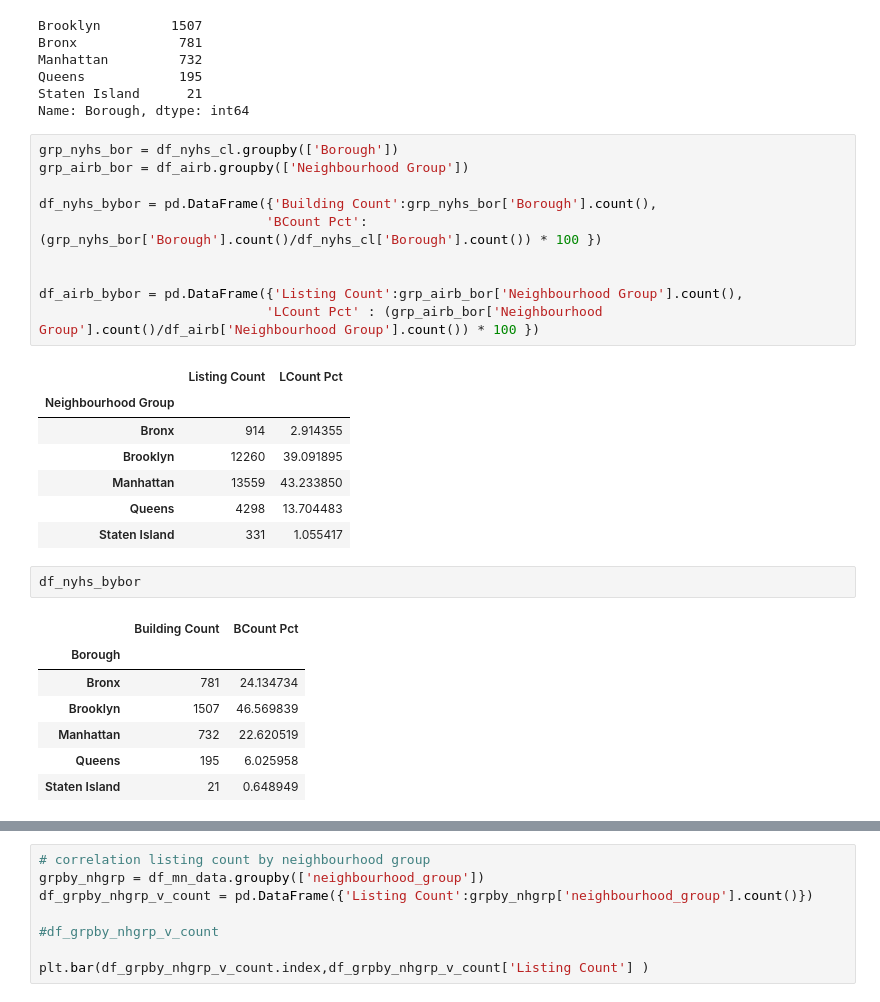
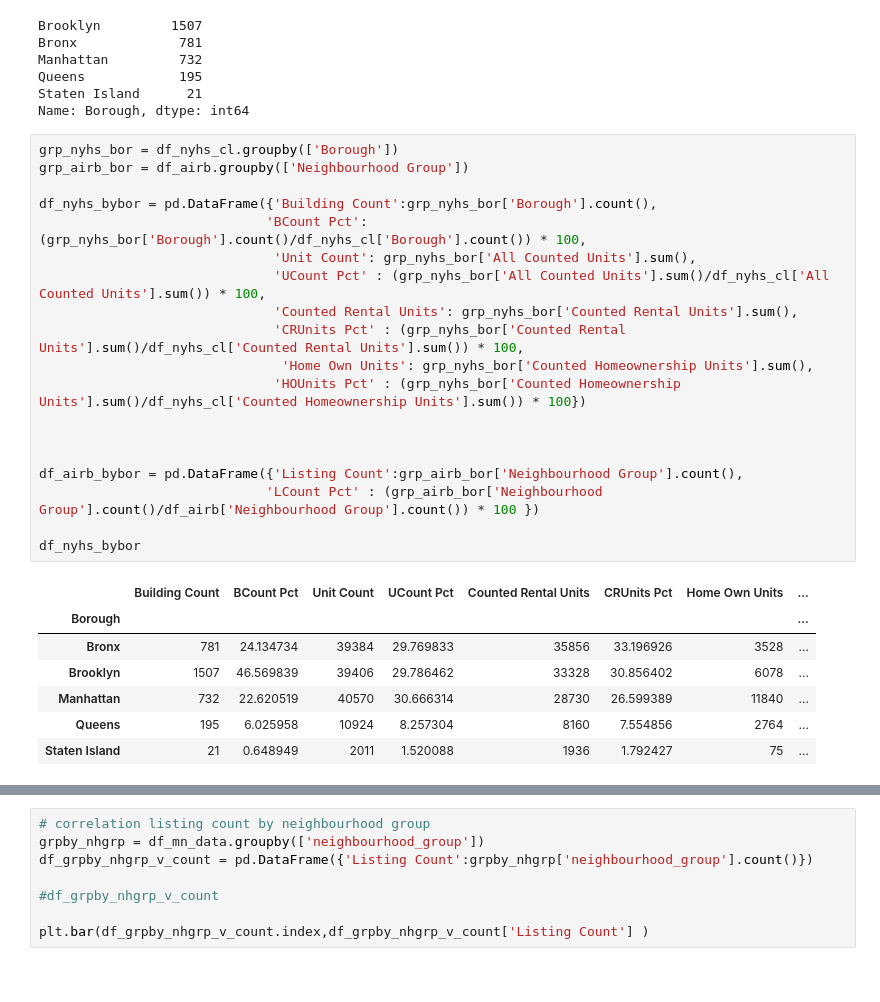
Before and after one commit to hayden4davey/Project1-Group2, a Jupyter notebook: arnold_data_analysis_1.ipynb, the cells around one changed output, grey strips where cells are left out. Cells and saved outputs as stored; diff of their text form.

```diff
--- a/arnold_data_analysis_1.ipynb
+++ b/arnold_data_analysis_1.ipynb
@@ -43,28 +43,27 @@ Name: Borough, dtype: int64
 # %%
 grp_nyhs_bor = df_nyhs_cl.groupby(['Borough'])
 grp_airb_bor = df_airb.groupby(['Neighbourhood Group'])
 
 df_nyhs_bybor = pd.DataFrame({'Building Count':grp_nyhs_bor['Borough'].count(),
-                             'BCount Pct': (grp_nyhs_bor['Borough'].count()/df_nyhs_cl['Borough'].count()) * 100 })
+                             'BCount Pct': (grp_nyhs_bor['Borough'].count()/df_nyhs_cl['Borough'].count()) * 100,
+                              'Unit Count': grp_nyhs_bor['All Counted Units'].sum(),
+                              'UCount Pct' : (grp_nyhs_bor['All Counted Units'].sum()/df_nyhs_cl['All Counted Units'].sum()) * 100,
+                              'Counted Rental Units': grp_nyhs_bor['Counted Rental Units'].sum(),
+                              'CRUnits Pct' : (grp_nyhs_bor['Counted Rental Units'].sum()/df_nyhs_cl['Counted Rental Units'].sum()) * 100,
+                               'Home Own Units': grp_nyhs_bor['Counted Homeownership Units'].sum(),
+                              'HOUnits Pct' : (grp_nyhs_bor['Counted Homeownership Units'].sum()/df_nyhs_cl['Counted Homeownership Units'].sum()) * 100})
+
 
 
 df_airb_bybor = pd.DataFrame({'Listing Count':grp_airb_bor['Neighbourhood Group'].count(),
                              'LCount Pct' : (grp_airb_bor['Neighbourhood Group'].count()/df_airb['Neighbourhood Group'].count()) * 100 })
+
+df_nyhs_bybor
 # %% [output]
-|  | Listing Count | LCount Pct |
-| Neighbourhood Group |  |  |
-| Bronx | 914 | 2.914355 |
-| Brooklyn | 12260 | 39.091895 |
-| Manhattan | 13559 | 43.233850 |
-| Queens | 4298 | 13.704483 |
-| Staten Island | 331 | 1.055417 |
+|  | Building Count | BCount Pct | Unit Count | UCount Pct | Counted Rental Units | CRUnits Pct | Home Own Units | ... |
+| Borough |  |  |  |  |  |  |  | ... |
+| Bronx | 781 | 24.134734 | 39384 | 29.769833 | 35856 | 33.196926 | 3528 | ... |
+| Brooklyn | 1507 | 46.569839 | 39406 | 29.786462 | 33328 | 30.856402 | 6078 | ... |
+| Manhattan | 732 | 22.620519 | 40570 | 30.666314 | 28730 | 26.599389 | 11840 | ... |
+| Queens | 195 | 6.025958 | 10924 | 8.257304 | 8160 | 7.554856 | 2764 | ... |
+| Staten Island | 21 | 0.648949 | 2011 | 1.520088 | 1936 | 1.792427 | 75 | ... |
-# %%
-df_nyhs_bybor
-# %% [output]
-|  | Building Count | BCount Pct |
-| Borough |  |  |
-| Bronx | 781 | 24.134734 |
-| Brooklyn | 1507 | 46.569839 |
-| Manhattan | 732 | 22.620519 |
-| Queens | 195 | 6.025958 |
-| Staten Island | 21 | 0.648949 |
```
Also changed, not shown: parts of 5 cells of this notebook, 1 other file.
